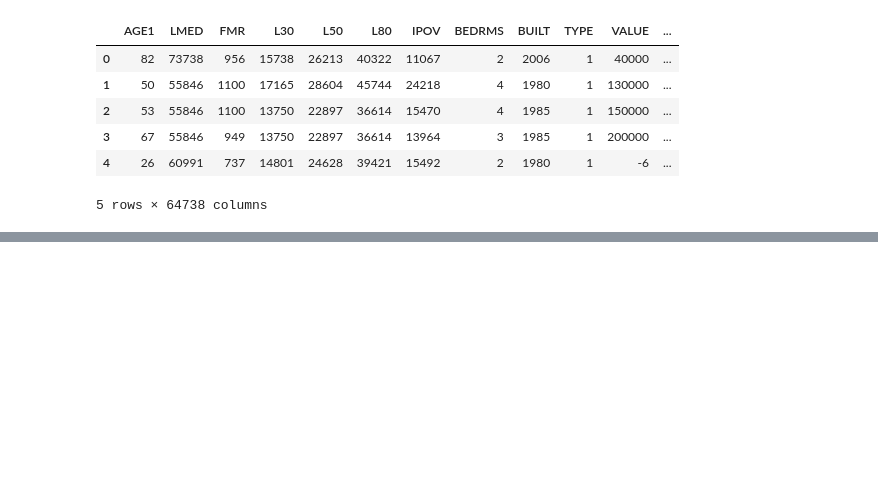
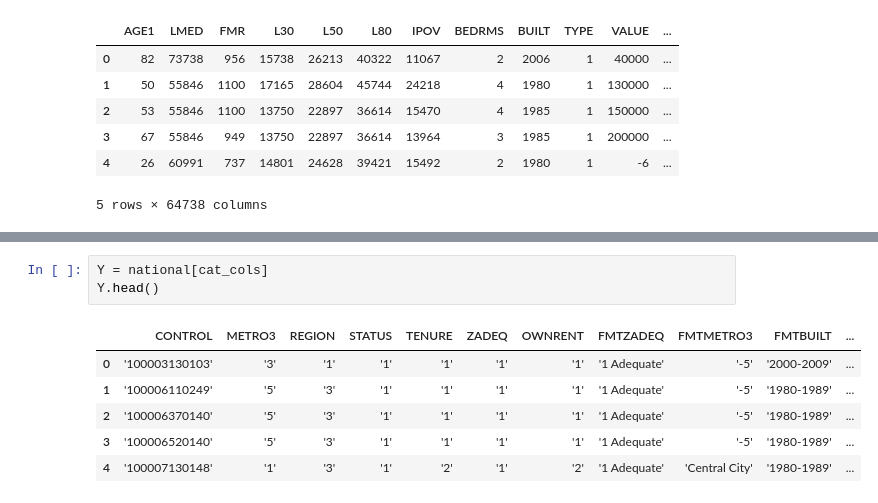
Before and after one commit to Edudeiko/DS-Unit-1-Sprint-4-Linear-Algebra, a Jupyter notebook: module3-dimensionality-reduction/Copy_of_High_Dimensional_Data_Assignment.ipynb, the cells around one changed output, grey strips where cells are left out. Cells and saved outputs as stored; diff of their text form; blank space fills up the shorter version.

```diff
--- a/module3-dimensionality-reduction/Copy_of_High_Dimensional_Data_Assignment.ipynb
+++ b/module3-dimensionality-reduction/Copy_of_High_Dimensional_Data_Assignment.ipynb
@@ -218,0 +236,10 @@ national_processed.head()
+# %%
+Y = national[cat_cols]
+Y.head()
+# %% [output]
+|  | CONTROL | METRO3 | REGION | STATUS | TENURE | ZADEQ | OWNRENT | FMTZADEQ | FMTMETRO3 | FMTBUILT | ... |
+| 0 | '100003130103' | '3' | '1' | '1' | '1' | '1' | '1' | '1 Adequate' | '-5' | '2000-2009' | ... |
+| 1 | '100006110249' | '5' | '3' | '1' | '1' | '1' | '1' | '1 Adequate' | '-5' | '1980-1989' | ... |
+| 2 | '100006370140' | '5' | '3' | '1' | '1' | '1' | '1' | '1 Adequate' | '-5' | '1980-1989' | ... |
+| 3 | '100006520140' | '5' | '3' | '1' | '1' | '1' | '1' | '1 Adequate' | '-5' | '1980-1989' | ... |
+| 4 | '100007130148' | '1' | '3' | '1' | '2' | '1' | '2' | '1 Adequate' | 'Central City' | '1980-1989' | ... |
```
Also changed, not shown: parts of 32 cells of this notebook.
